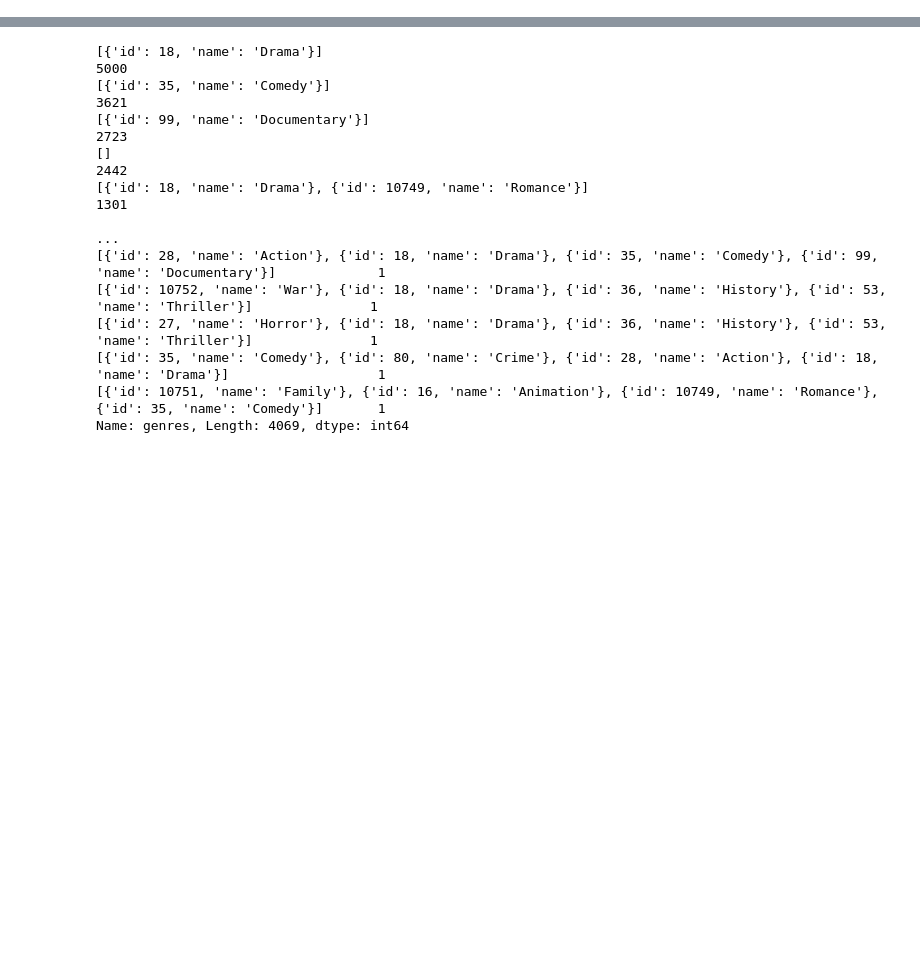
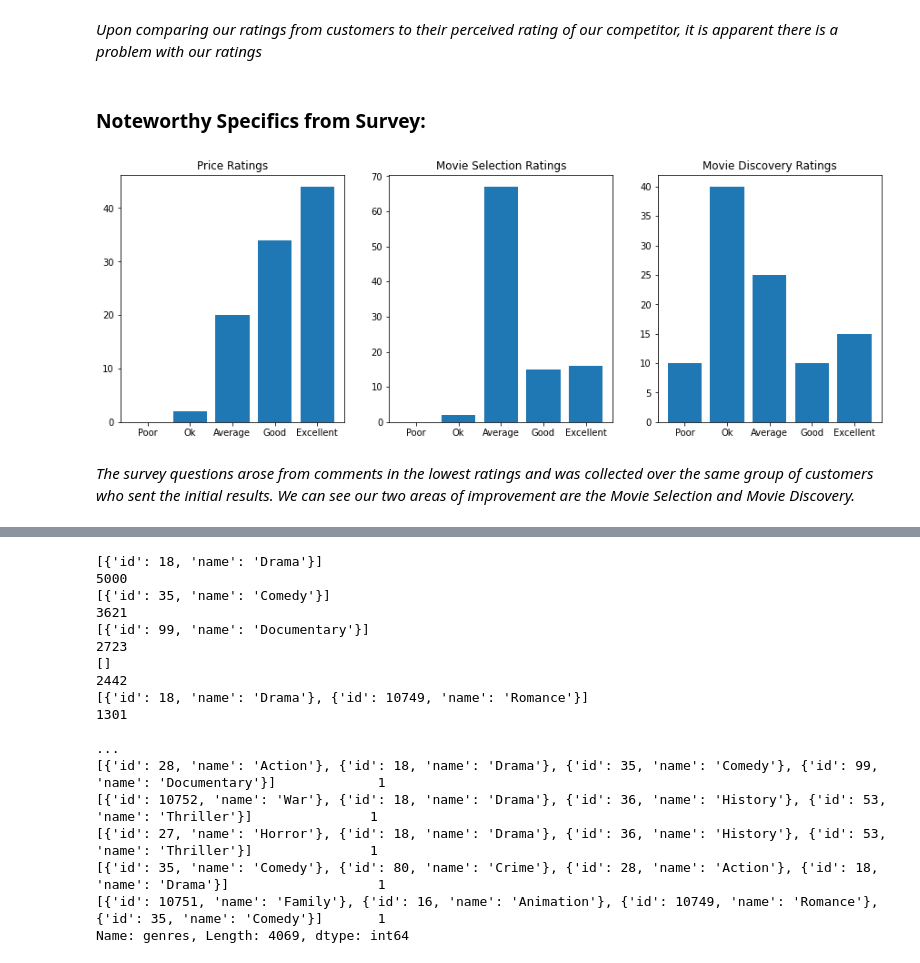
Before and after one commit to ivan-usd/business-repo, a Jupyter notebook: notebooks/af_data_exploration.ipynb, the cells around one changed output, grey strips where cells are left out. Saved outputs shown, nothing was run; the diff lists cells and outputs as text; code cells hidden in the pictures; blank space fills up the shorter version.

```diff
--- a/notebooks/af_data_exploration.ipynb
+++ b/notebooks/af_data_exploration.ipynb
@@ -95,0 +127,29 @@ links_small_df.sample(5)
+# %% [markdown]
+*Upon comparing our ratings from customers to their perceived rating of our competitor, it is apparent there is a problem with our ratings*
+# %% [markdown]
+### Noteworthy Specifics from Survey:
+# %%
+# Specific Survey results:
+
+Rating_Importance = pd.DataFrame({'Price': [0, 2, 20, 34, 44],
+                                 'Movie_Selection': [0, 2, 67, 15, 16],
+                                 'Ease_of_finding_new_movies': [10, 40, 25, 10, 15]},
+                  index=['Poor', 'Ok', 'Average', 'Good', 'Excellent'])
+
+fig, ax = plt.subplots(1,3,figsize=(15,5))
+
+
+#plt.show()
+ax[0].bar(Rating_Importance.index,Rating_Importance.Price)
+ax[1].bar(Rating_Importance.index,Rating_Importance.Movie_Selection)
+ax[2].bar(Rating_Importance.index,Rating_Importance.Ease_of_finding_new_movies)
+
+
+ax[0].title.set_text('Price Ratings')
+ax[1].title.set_text('Movie Selection Ratings')
+ax[2].title.set_text('Movie Discovery Ratings')
+ax=plt.show()
+# %% [output]
+[figure, added]
+# %% [markdown]
+*The survey questions arose from comments in the lowest ratings and was collected over the same group of customers who sent the initial results. We can see our two areas of improvement are the Movie Selection and Movie Discovery.*
```
Also changed, not shown: parts of 212 cells of this notebook.
